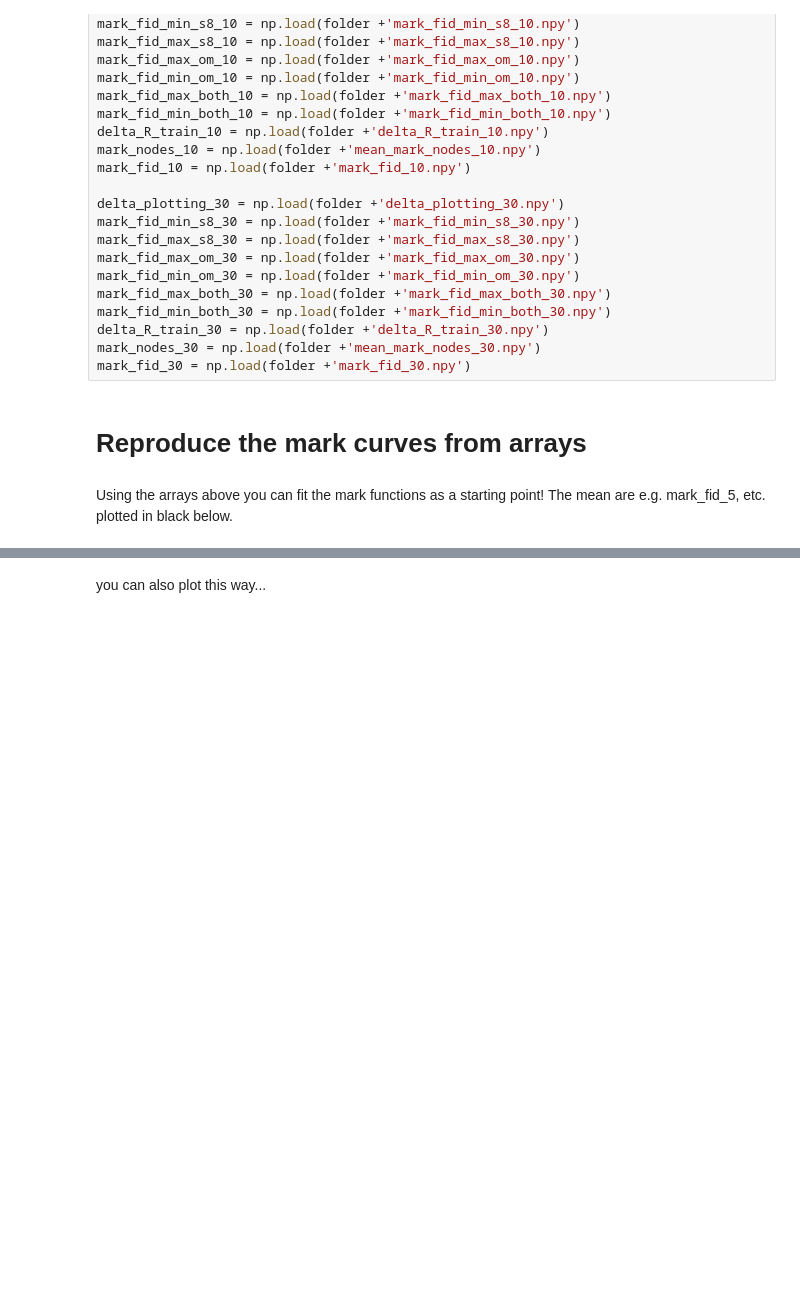
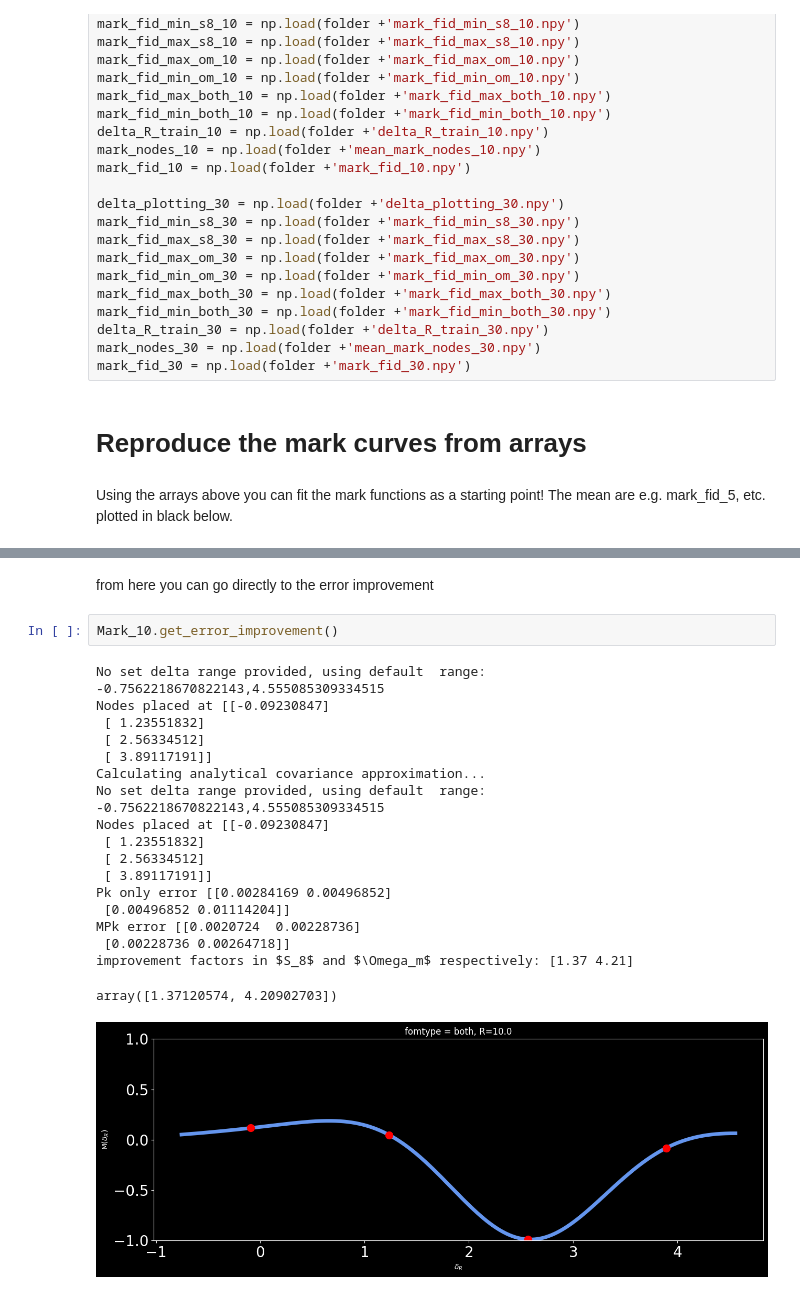
Before and after one commit to jess-cow/Marked_Pk, a Jupyter notebook: Example_Notebook.ipynb, the cells around one changed output, grey strips where cells are left out. Cells and saved outputs as stored; diff of their text form; blank space fills up the shorter version.

```diff
--- a/Example_Notebook.ipynb
+++ b/Example_Notebook.ipynb
@@ -156,2 +169,23 @@ Mark_30=Mark(mark_angles_30, R=30.0,set_delta_range=False, set_length_scale=True
-# %% [markdown]
-you can also plot this way...
+# %% [markdown]
+from here you can go directly to the error improvement
+# %%
+Mark_10.get_error_improvement()
+# %% [output]
+No set delta range provided, using default  range:  -0.7562218670822143,4.555085309334515
+Nodes placed at [[-0.09230847]
+ [ 1.23551832]
+ [ 2.56334512]
+ [ 3.89117191]]
+Calculating analytical covariance approximation...
+No set delta range provided, using default  range:  -0.7562218670822143,4.555085309334515
+Nodes placed at [[-0.09230847]
+ [ 1.23551832]
+ [ 2.56334512]
+ [ 3.89117191]]
+Pk only error [[0.00284169 0.00496852]
+ [0.00496852 0.01114204]]
+MPk error [[0.0020724  0.00228736]
+ [0.00228736 0.00264718]]
+improvement factors in $S_8$ and $\Omega_m$ respectively: [1.37 4.21]
+array([1.37120574, 4.20902703])
+[figure, added]
```
Also changed, not shown: parts of 18 cells of this notebook, 2 other files.
